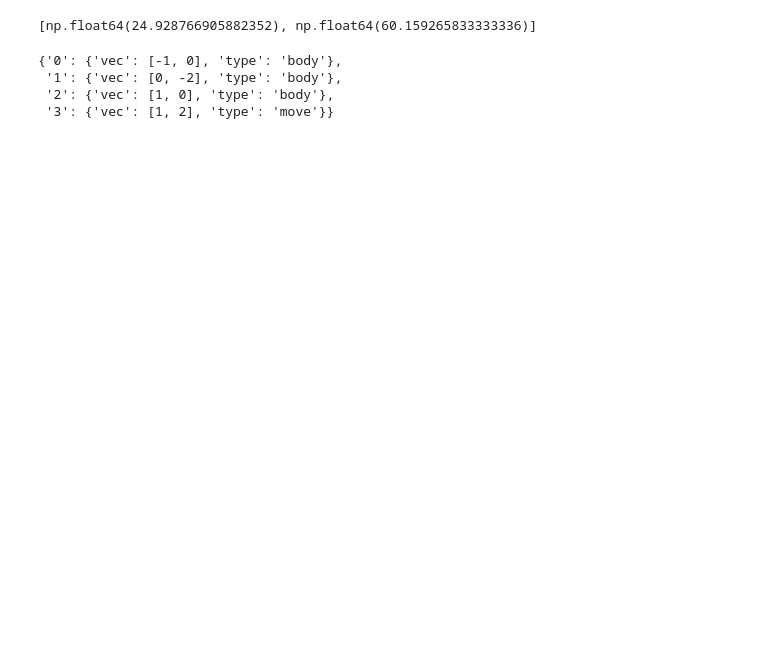
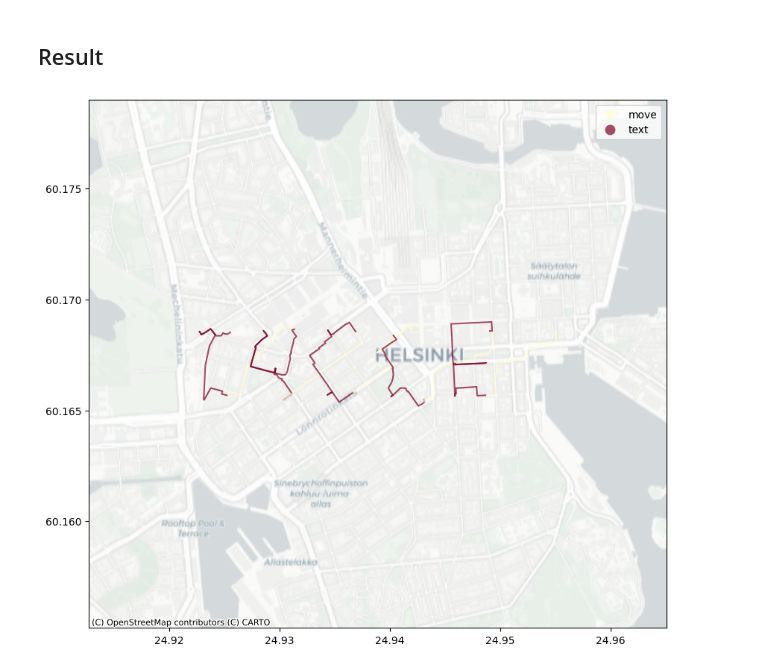
Before and after one commit to Babakfifoo/posti-GIS-practical, a Jupyter notebook: mapping.ipynb, the cells around one changed output. Cells and saved outputs as stored; diff of their text form; code cells hidden in the pictures; blank space fills up the shorter version.

Commit message:
the result notebook is ready.

```diff
--- a/mapping.ipynb
+++ b/mapping.ipynb
@@ -35,11 +96,44 @@ with open(file=CHAR_JSON_FP, mode="r") as f:
-# %%
-starting_pt
-# %% [output]
-[np.float64(24.928766905882352), np.float64(60.159265833333336)]
-# %%
-char_vector["C"]
-# %% [output]
-{'0': {'vec': [-1, 0], 'type': 'body'},
- '1': {'vec': [0, -2], 'type': 'body'},
- '2': {'vec': [1, 0], 'type': 'body'},
- '3': {'vec': [1, 2], 'type': 'move'}}
+# %%
+vectors:List = [[0,0]] # we set the starting point as origo.
+types:List[str] = ["start"]
+for char in HOBBY_STR:
+    vectors += [v.get("vec") for k, v in CHAR_VECTOR[char].items()]
+    types += [v.get("type") for k, v in CHAR_VECTOR[char].items()]
+
+
+# We are far north, so the distance for Y axis is halved. a projected CRS should resolve this
+# The simplified coordinates are scaled according to the calculated scale, and their position is adjusted by the starting point.
+destinations: np.array = (
+    np.cumsum(np.array(vectors), axis=0) * np.array([text_scale, text_scale/2] )+ starting_pt
+)
+
+destinations_gdf: gpd.GeoDataFrame = gpd.GeoDataFrame(
+    {"type": types}, geometry=[Point(pt) for pt in destinations], crs=4326
+)
+# The destinations are sequentially origin and destinations.
+# We set the existing as destination, and the shift as origin.
+# The shift direction is to make sure types are in right location.
+destinations_gdf["dest"] = destinations_gdf.geometry.apply(
+    lambda r: get_neares_node(r, G)
+)
+destinations_gdf["orig"] = destinations_gdf["dest"].shift(1)
+
+results: gpd.GeoDataFrame = destinations_gdf.dropna().reset_index(drop=True)
+results["geometry"] = results.apply(
+    lambda row: get_path_line(row["orig"], row["dest"], G), axis=1
+)
+# %% [markdown]
+## Result
+# %%
+fig, ax = plt.subplots(figsize=(10, 10))
+ax = results.plot(column="type", alpha=0.7, legend=True, cmap="YlOrRd", ax=ax)
+
+xmin, ymin, xmax, ymax = results.total_bounds
+
+# Expand bounds by a buffer (e.g., 0.01 degrees or units)
+buffer = 0.01
+ax.set_xlim(xmin - buffer, xmax + buffer)
+ax.set_ylim(ymin - buffer, ymax + buffer)
+cx.add_basemap(ax, crs=results.crs, source=cx.providers.CartoDB.Positron)
+# %% [output]
+[figure, added]
```
Also changed, not shown: parts of 7 cells of this notebook.
